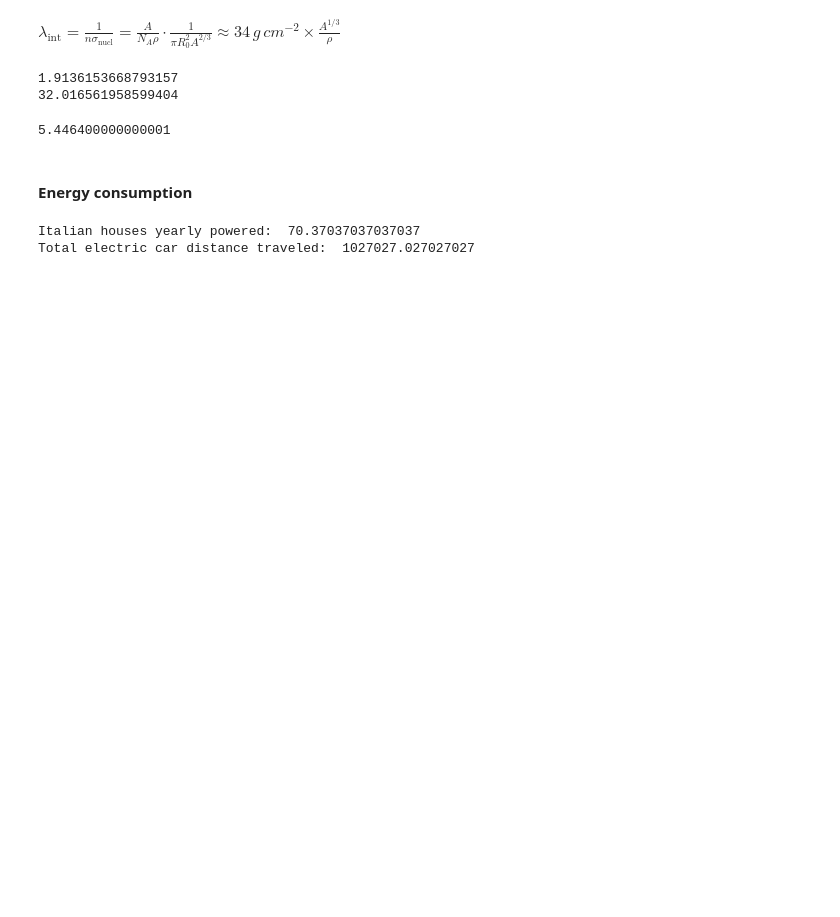
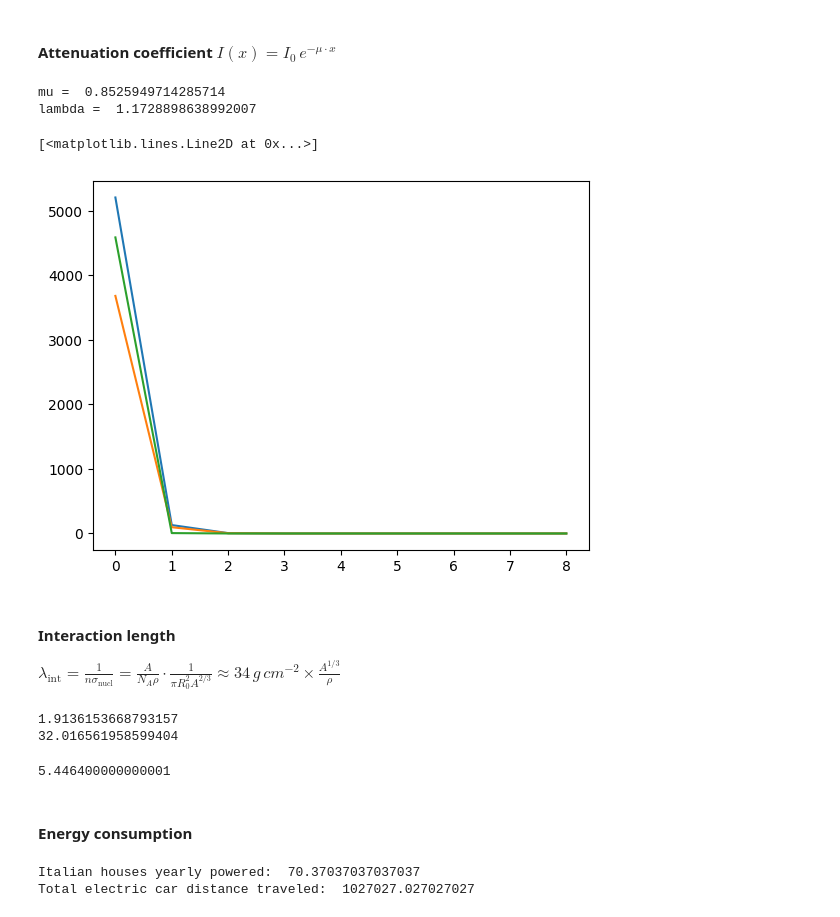
Before and after one commit to Rickard75/SNN-Cal, a Jupyter notebook: sandbox.ipynb, the cells around one changed output. Cells and saved outputs as stored; diff of their text form; code cells hidden in the pictures; blank space fills up the shorter version.

```diff
--- a/sandbox.ipynb
+++ b/sandbox.ipynb
@@ -1,4 +38,54 @@
+# %% [markdown]
+#### Attenuation coefficient $I(x)=I_0\,e^{-\mu\cdot x}$
+# %%
+import numpy as np
+import matplotlib.pyplot as plt
+
+density = 8.3 # g/cm^3
+atomic_mass_Pb = 207.2 # g/mol
+atomic_mass_W = 183.8 # g/mol
+atomic_mass_O = 16.0 # g/mol
+atomic_mass_PbWO4 = atomic_mass_Pb + atomic_mass_W + 4 * atomic_mass_O
+
+"""CHANGE HERE THE VALUES LOOKING AT THE NIST XCOM DATABASE"""
+# Values set for 10 MeV
+mu_mass_Pb = 0.1190 # cm^2/g
+mu_mass_W = 0.04747 # cm^2/g
+mu_mass_O = 0.02089 # cm^2/g
+
+mu_mass_Pb_list = np.array([5209, 130.6, 5.549, 0.1146, 0.1190, 0.1197, 0.1146, 0.1190, 0.1197])
+mu_mass_W_list = np.array([3683, 96.9, 4.437, 0.06618, 0.04747, 0.08796, 0.1082, 0.1124, 0.1131])
+mu_mass_O_list = np.array([4590, 5.953, 0.1551, 0.06372, 0.02089, 0.01794, 0.02128, 0.02223, 0.02240])
+
+
+
+# mu_mass = mu_mass_Pb * (atomic_mass_Pb/atomic_mass_PbWO4) + mu_mass_W * (atomic_mass_W/atomic_mass_PbWO4) + mu_mass_O * (4*atomic_mass_O/atomic_mass_PbWO4)
+pos = 7
+mu_mass = mu_mass_Pb_list[pos] * (atomic_mass_Pb/atomic_mass_PbWO4) + mu_mass_W_list[pos] * (atomic_mass_W/atomic_mass_PbWO4) + mu_mass_O_list[pos] * (4*atomic_mass_O/atomic_mass_PbWO4)
+
+for i in range(pos):
+    mu_mass_global_list = mu_mass_Pb_list[i] * (atomic_mass_Pb/atomic_mass_PbWO4) + mu_mass_W_list[i] * (atomic_mass_W/atomic_mass_PbWO4) + mu_mass_O_list[i] * (4*atomic_mass_O/atomic_mass_PbWO4)
+
+mu = mu_mass * density
+
+lambda_ass = 1/mu
+
+#print(atomic_mass_W/atomic_mass_PbWO4)
+print(f"mu = ", mu)
+print(f"lambda = ", lambda_ass)
+
+plt.plot(mu_mass_Pb_list)
+plt.plot(mu_mass_W_list)
+plt.plot(mu_mass_O_list)
+plt.plot(mu_mass_global_list)
+# %% [output]
+mu =  0.8525949714285714
+lambda =  1.1728898638992007
+[<matplotlib.lines.Line2D at 0x...>]
+[figure, added]
 # %% [markdown]
+#### Interaction length
+
 $\lambda_{\text{int}} = \frac{1}{n \sigma_{\text{nucl}}} = \frac{A}{N_A \rho} \cdot \frac{1}{\pi R_0^2 A^{2/3}} \approx 34 \, g \, cm^{-2} \times \frac{A^{1/3}}{\rho}$
 # %%
 import numpy as np
```
Also changed, not shown: parts of 5 cells of this notebook, 1 other file.
